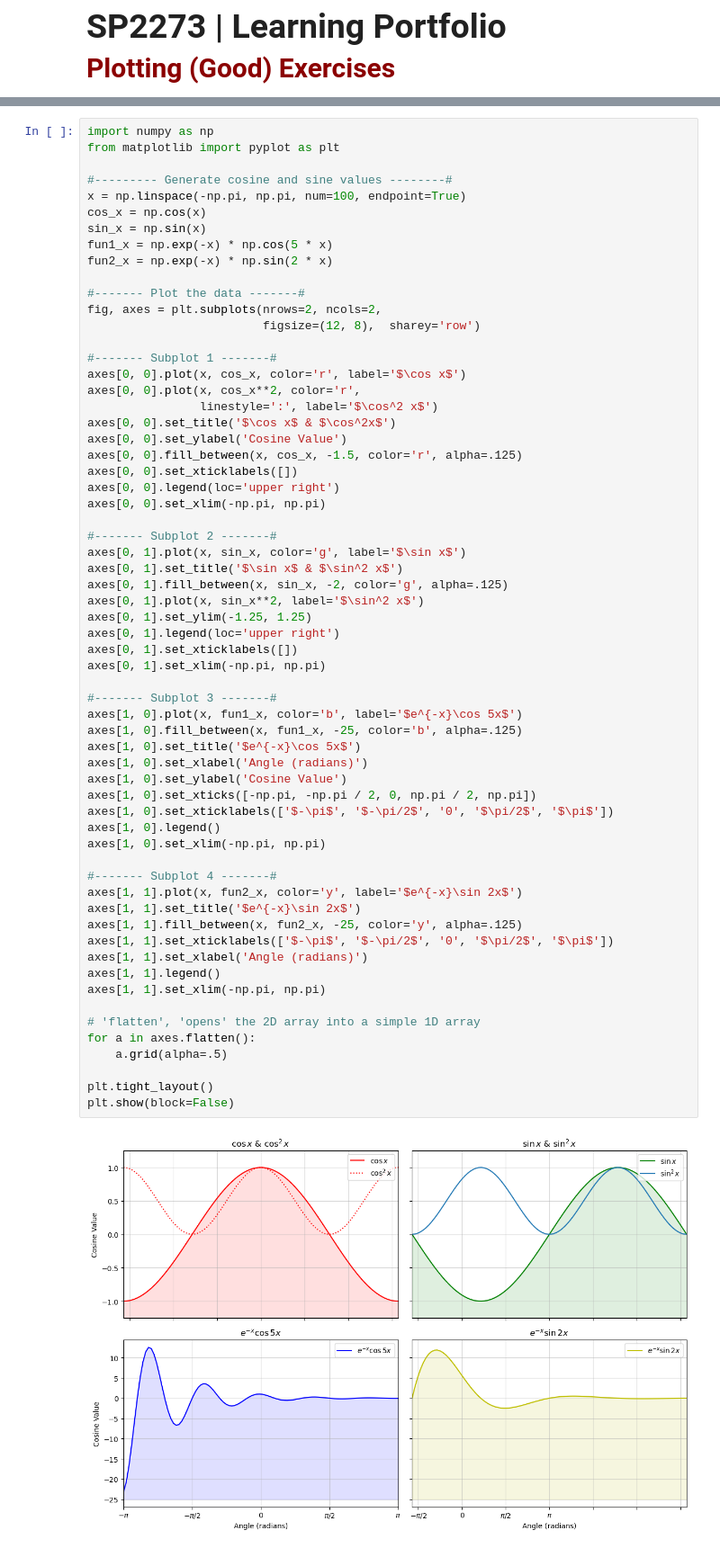
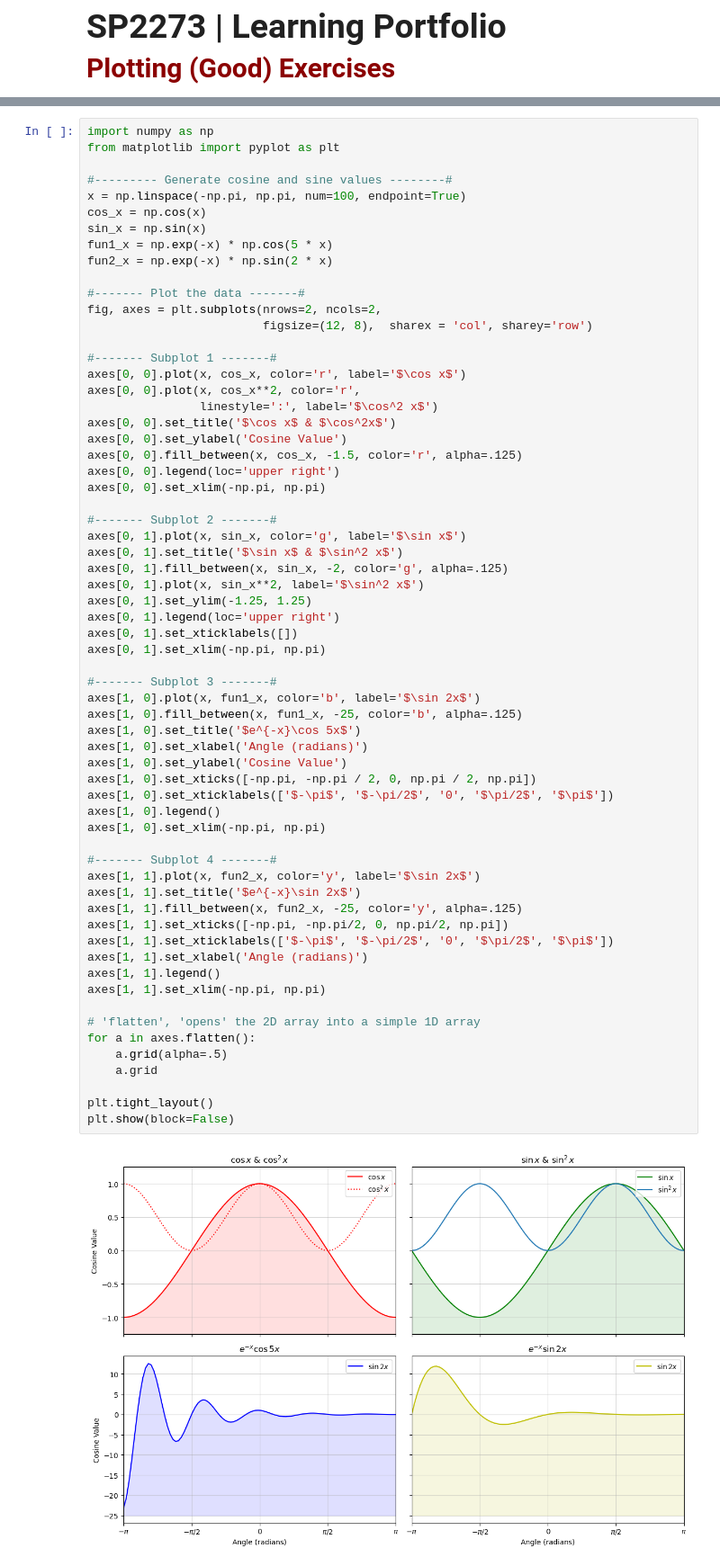
Before and after one commit to SPS-SP2273/learning-portfolio-kvaravindhme, a Jupyter notebook: 7.2_plotting__exercises (READY FOR REVIEW)/plotting_(good)_exercises.ipynb, the cells around one changed output, grey strips where cells are left out. Shown at 90% size. Drawn from its saved outputs; the diff is of its cells as text.

```diff
--- a/7.2_plotting__exercises (READY FOR REVIEW)/plotting_(good)_exercises.ipynb
+++ b/7.2_plotting__exercises (READY FOR REVIEW)/plotting_(good)_exercises.ipynb
@@ -17,7 +16,7 @@ fun2_x = np.exp(-x) * np.sin(2 * x)
 
 #------- Plot the data -------#
 fig, axes = plt.subplots(nrows=2, ncols=2,
-                         figsize=(12, 8),  sharey='row')
+                         figsize=(12, 8),  sharex = 'col', sharey='row')
 
 #------- Subplot 1 -------#
 axes[0, 0].plot(x, cos_x, color='r', label='$\cos x$')
@@ -26,7 +25,6 @@ axes[0, 0].plot(x, cos_x**2, color='r',
 axes[0, 0].set_title('$\cos x$ & $\cos^2x$')
 axes[0, 0].set_ylabel('Cosine Value')
 axes[0, 0].fill_between(x, cos_x, -1.5, color='r', alpha=.125)
-axes[0, 0].set_xticklabels([])
 axes[0, 0].legend(loc='upper right')
 axes[0, 0].set_xlim(-np.pi, np.pi)
 
@@ -38,33 +36,35 @@ axes[0, 1].plot(x, sin_x**2, label='$\sin^2 x$')
 axes[0, 1].set_ylim(-1.25, 1.25)
 axes[0, 1].legend(loc='upper right')
 axes[0, 1].set_xticklabels([])
 axes[0, 1].set_xlim(-np.pi, np.pi)
 
 #------- Subplot 3 -------#
-axes[1, 0].plot(x, fun1_x, color='b', label='$e^{-x}\cos 5x$')
+axes[1, 0].plot(x, fun1_x, color='b', label='$\sin 2x$')
 axes[1, 0].fill_between(x, fun1_x, -25, color='b', alpha=.125)
 axes[1, 0].set_title('$e^{-x}\cos 5x$')
 axes[1, 0].set_xlabel('Angle (radians)')
 axes[1, 0].set_ylabel('Cosine Value')
 axes[1, 0].set_xticks([-np.pi, -np.pi / 2, 0, np.pi / 2, np.pi])
 axes[1, 0].set_xticklabels(['$-\pi$', '$-\pi/2$', '0', '$\pi/2$', '$\pi$'])
 axes[1, 0].legend()
 axes[1, 0].set_xlim(-np.pi, np.pi)
 
 #------- Subplot 4 -------#
-axes[1, 1].plot(x, fun2_x, color='y', label='$e^{-x}\sin 2x$')
+axes[1, 1].plot(x, fun2_x, color='y', label='$\sin 2x$')
 axes[1, 1].set_title('$e^{-x}\sin 2x$')
 axes[1, 1].fill_between(x, fun2_x, -25, color='y', alpha=.125)
+axes[1, 1].set_xticks([-np.pi, -np.pi/2, 0, np.pi/2, np.pi])
 axes[1, 1].set_xticklabels(['$-\pi$', '$-\pi/2$', '0', '$\pi/2$', '$\pi$'])
 axes[1, 1].set_xlabel('Angle (radians)')
 axes[1, 1].legend()
 axes[1, 1].set_xlim(-np.pi, np.pi)
 
 # 'flatten', 'opens' the 2D array into a simple 1D array
 for a in axes.flatten():
     a.grid(alpha=.5)
+    a.grid
 
 plt.tight_layout()
 plt.show(block=False)
 # %% [output]
-[figure, old version]
+[figure, new version]
```
Also changed, not shown: parts of 1 cell of this notebook, 6 other files.
